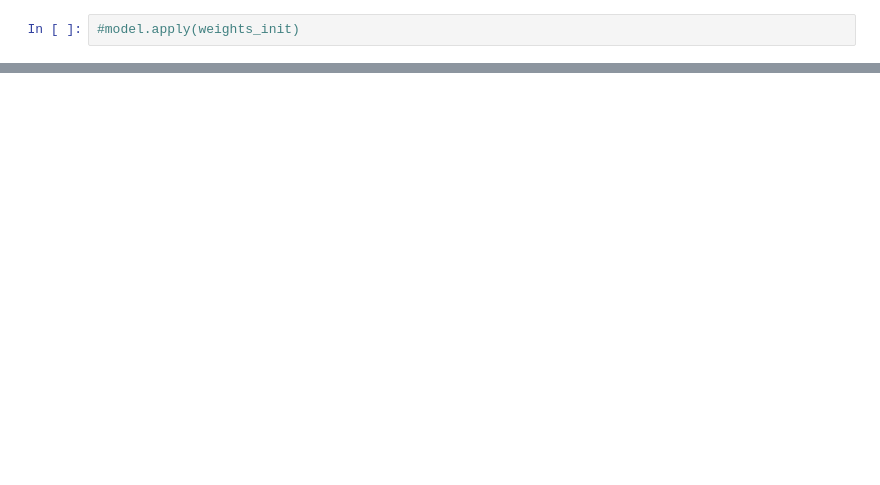
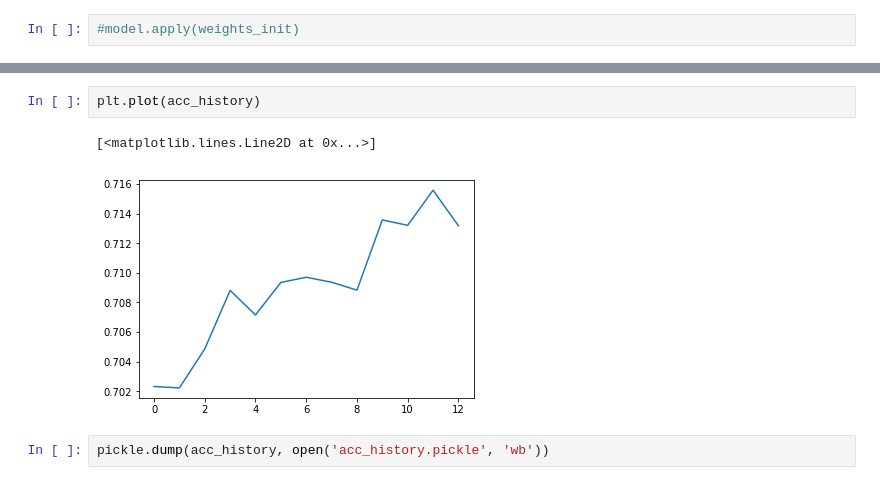
Before and after one commit to tetolab/shipdet, a Jupyter notebook: shipdet.ipynb, the cells around one changed output, grey strips where cells are left out. Saved outputs shown, nothing was run; the diff lists cells and outputs as text; blank space fills up the shorter version.

```diff
--- a/shipdet.ipynb
+++ b/shipdet.ipynb
@@ -309,0 +314,7 @@ plt.imshow(surface)
+# %%
+plt.plot(acc_history)
+# %% [output]
+[<matplotlib.lines.Line2D at 0x...>]
+[figure, added]
+# %%
+pickle.dump(acc_history, open('acc_history.pickle', 'wb'))
```
Also changed, not shown: parts of 12 cells of this notebook, 3 other files.
